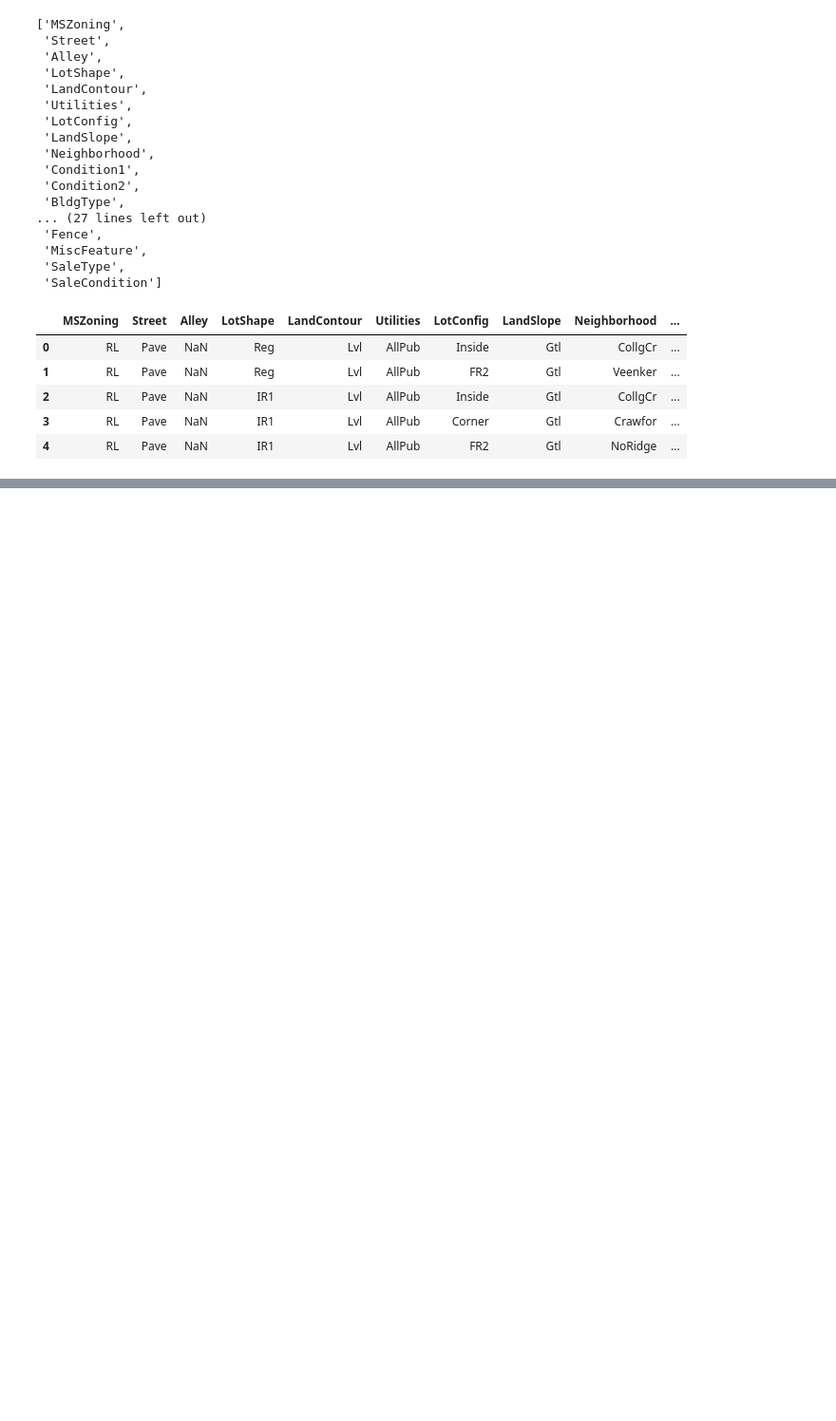
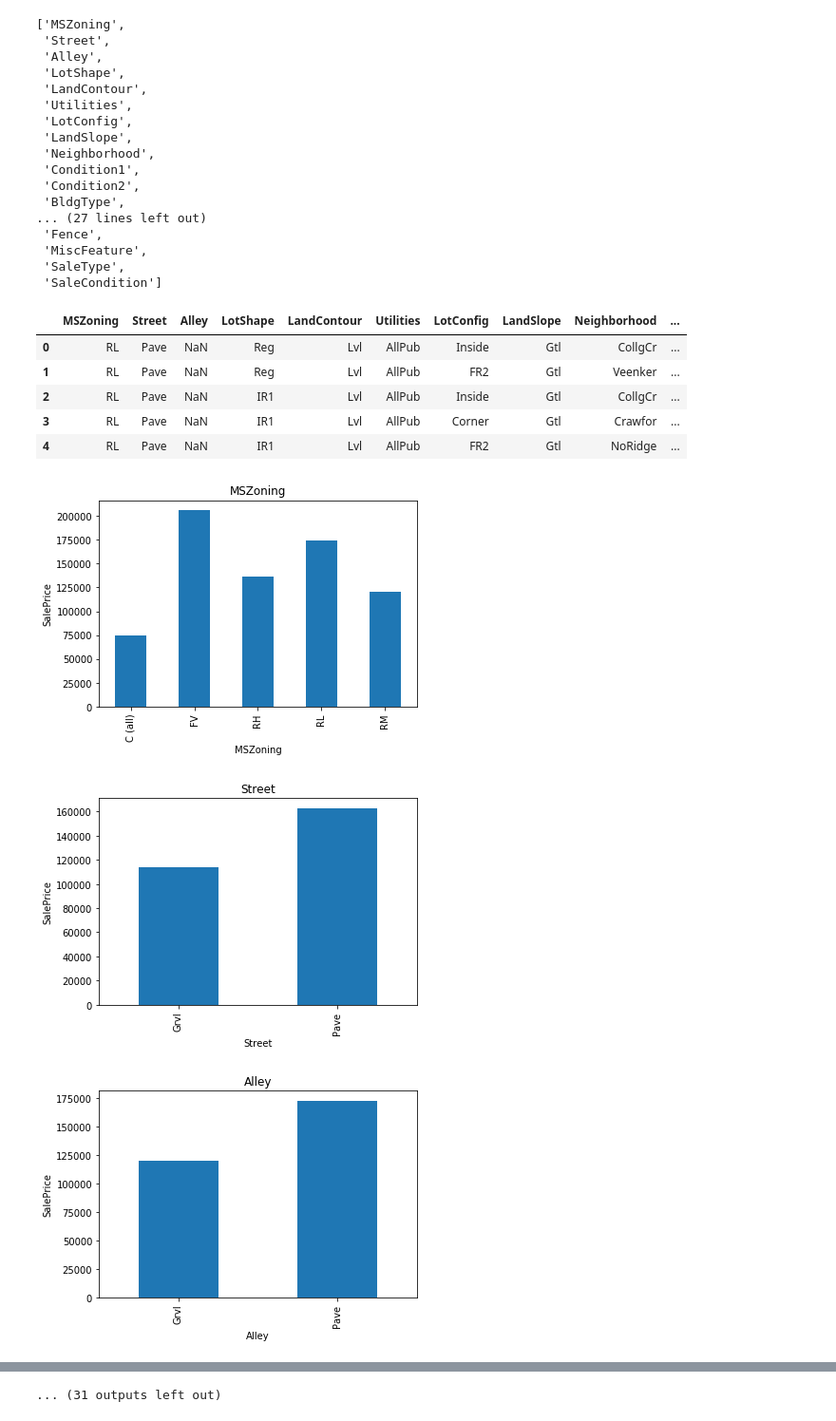
Before and after one commit to sarathsgvr/Advance_house_price_prediction, a Jupyter notebook: model.ipynb, the cells around one changed output, grey strips where cells are left out. Shown at 95% size. Saved outputs shown, nothing was run; the diff lists cells and outputs as text; code cells hidden in the pictures; blank space fills up the shorter version.

```diff
--- a/model.ipynb
+++ b/model.ipynb
@@ -344,8 +344,14 @@ df[categorical_features].head()
 # %%
 # Find relation between categorical variable and sale price
 
 for feature in categorical_features:
     data = df.copy()
     data.groupby(feature)['SalePrice'].median().plot.bar()
     plt.xlabel(feature)
-    plt.ylabel()
+    plt.ylabel('SalePrice')
+    plt.title(feature)
+    plt.show()
+# %% [output]
+[figure, added]
+[figure, added]
+[figure, added]
@@ -351,0 +367 @@ for feature in categorical_features:
+... (31 outputs left out)
```
Also changed, not shown: parts of 9 cells of this notebook.
